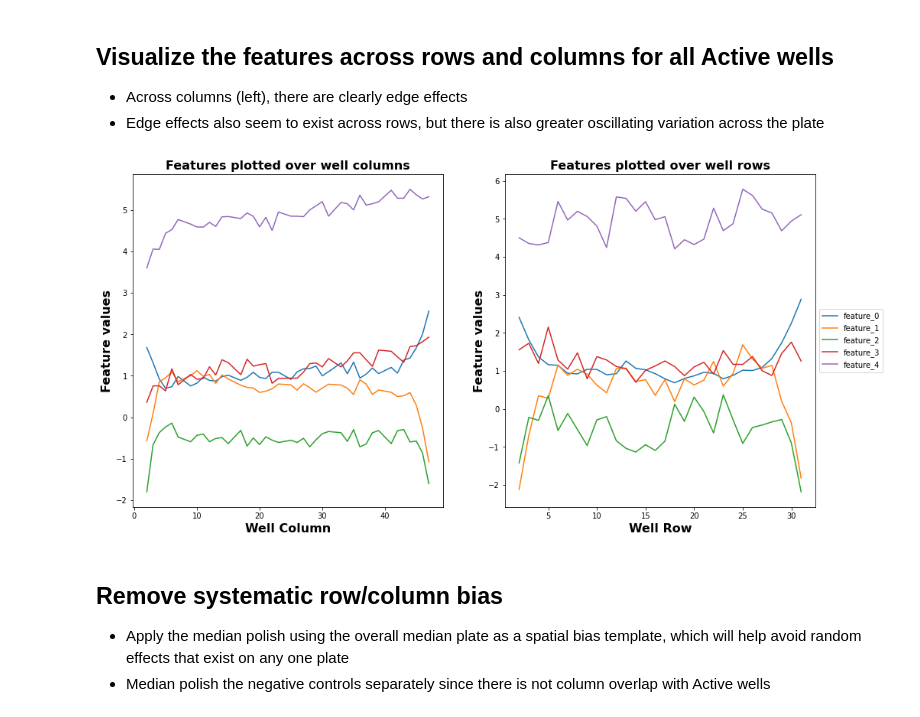
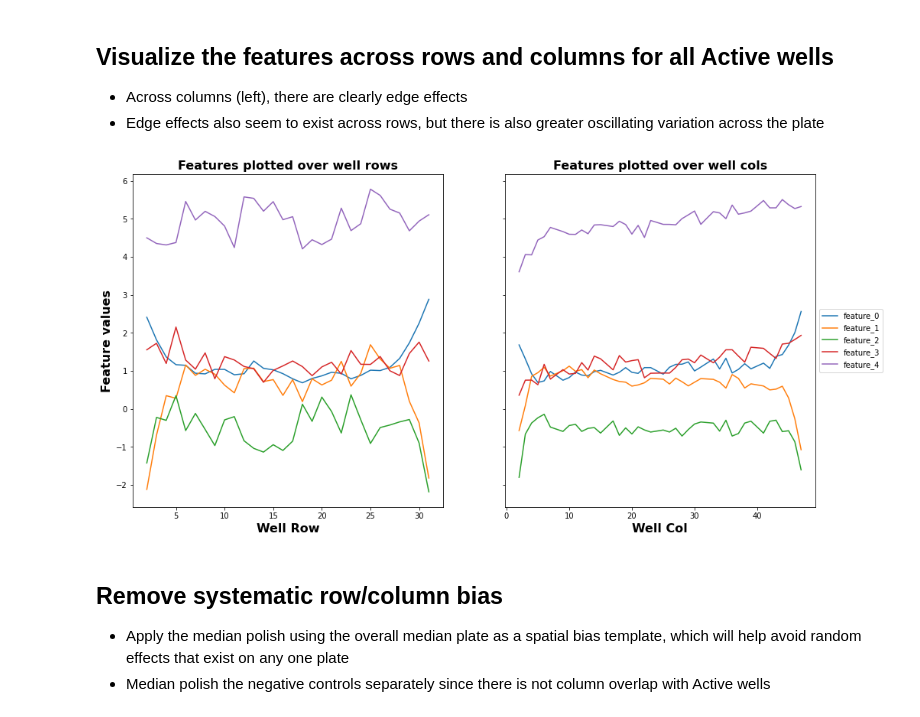
Before and after one commit to jainzana/shared_projects, a Jupyter notebook: _sources/Recursion_2019a_HRCE.ipynb, the cells around one changed output. Saved outputs shown, nothing was run; the diff lists cells and outputs as text; code cells hidden in the pictures.

```diff
--- a/_sources/Recursion_2019a_HRCE.ipynb
+++ b/_sources/Recursion_2019a_HRCE.ipynb
@@ -328,3 +381,11 @@ for exp in metadata.experiment.unique(): # For each experiment
+# %%
+# Normalize each plate based on the negative control data
+
+med_neg = df.loc[neg_ctrl].groupby(level=['experiment', 'plate']).median()
+mad_neg = df.loc[neg_ctrl].groupby(level=['experiment', 'plate']).mad()
+df = (df - med_neg) / mad_neg
+
+df = df.reorder_levels(idx_order)
 # %% [markdown]
 ## Visualize the features on a plate format
 - The "All Active" (right) plot certainly looks like there are some edge effects at least
@@ -365,25 +420,29 @@ plt.ylabel('Row', fontdict={'weight': 'bold'});
 - Across columns (left), there are clearly edge effects
 - Edge effects also seem to exist across rows, but there is also greater oscillating variation across the plate
 # %%
-data = features_norm.join(metadata).loc[all_active]
-data = data[data.experiment==exp].groupby(['well_row', 'well_col']).median().reset_index()
-_,ax = plt.subplots(1,2,figsize=(16,8))
+data = df.loc[exp1,:].loc[all_active,:]
+groups = ['well_row', 'well_col']
 
-plt.sca(ax[0])
-data.loc[:,['feature_0', 'feature_1', 'feature_2', 'feature_3', 'feature_4', 'well_col']].groupby('well_col').median().plot.line(ax=ax[0]);
-plt.xlabel('Well Column', fontdict={'weight': 'bold', 'size': 16});
-plt.ylabel('Feature values', fontdict={'weight': 'bold', 'size': 16});
-plt.title('Features plotted over well columns', fontdict={'weight': 'bold', 'size': 16});
-ax[0].get_legend().remove()
+data = data.groupby(level=groups).median()
+_, ax = plt.subplots(1,2,figsize=(16,8), sharey=True)
 
-plt.sca(ax[1])
-data.loc[:,['feature_0', 'feature_1', 'feature_2', 'feature_3', 'feature_4', 'well_row']].groupby('well_row').median().plot.line(ax=ax[1]);
-plt.xlabel('Well Row', fontdict={'weight': 'bold', 'size': 16});
-plt.ylabel('Feature values', fontdict={'weight': 'bold', 'size': 16});
-plt.title('Features plotted over well rows', fontdict={'weight': 'bold', 'size': 16});
-ax[1].legend(loc='center left', bbox_to_anchor=(1, 0.5));
+for (curr_ax, group) in zip(ax, groups):
+
+  plt.sca(curr_ax)
+  feats = ['feature_0', 'feature_1', 'feature_2', 'feature_3', 'feature_4']
+  data.loc[:,feats].groupby(level=group).median().plot.line(ax=curr_ax);
+  plt.xlabel(group.replace('_', ' ').title(),
+             fontdict={'weight': 'bold', 'size': 16});
+  plt.ylabel('Feature values',
+             fontdict={'weight': 'bold', 'size': 16});
+  plt.title('Features plotted over ' + group.replace('_', ' ') + 's',
+            fontdict={'weight': 'bold', 'size': 16});
+  curr_ax.get_legend().remove()
+
+ax[-1].legend(loc='center left',
+             bbox_to_anchor=(1, 0.5));
 # %% [output]
-[figure, old version]
+[figure, new version]
 # %% [markdown]
 ## Remove systematic row/column bias
 - Apply the median polish using the overall median plate as a spatial bias template, which will help avoid random effects that exist on any one plate
```
Also changed, not shown: parts of 39 cells of this notebook, 22 other files.
